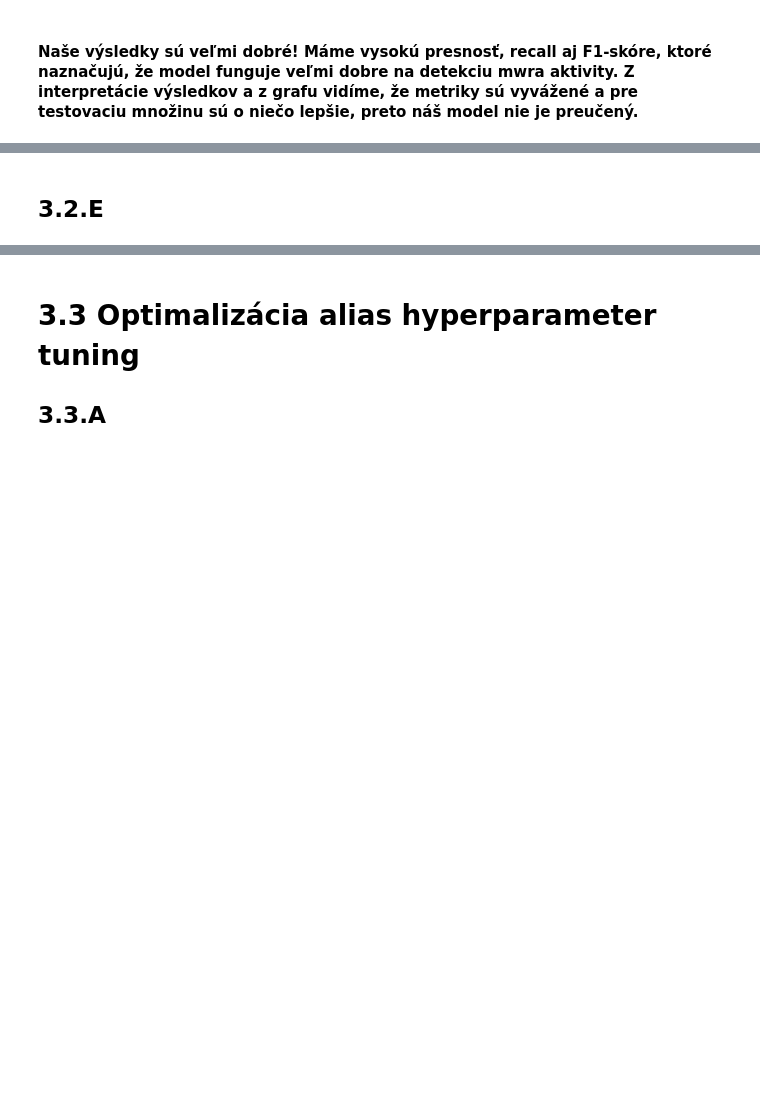
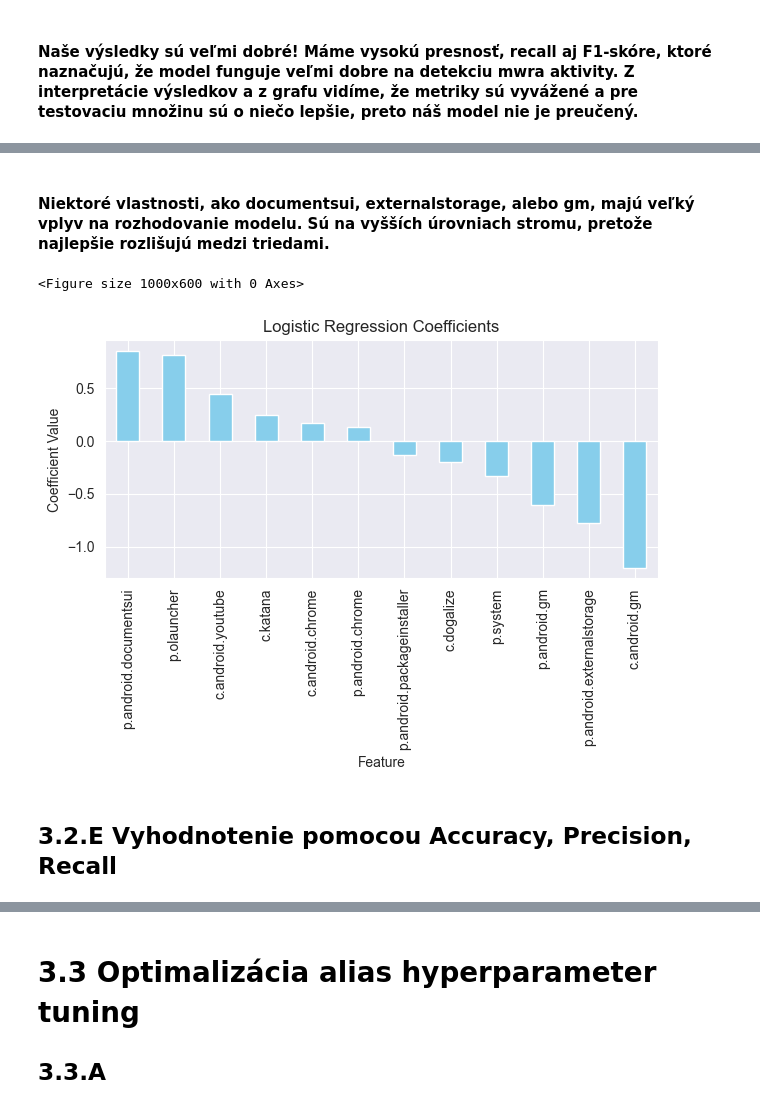
Before and after one commit to RikoAppDev/iau-course-assignments, a Jupyter notebook: zadanie-faza3.ipynb, the cells around one changed output, grey strips where cells are left out. Saved outputs shown, nothing was run; the diff lists cells and outputs as text; code cells hidden in the pictures; blank space fills up the shorter version.

```diff
--- a/zadanie-faza3.ipynb
+++ b/zadanie-faza3.ipynb
@@ -418,2 +557,19 @@ plt.show()
+# %% [markdown]
+#### Niektoré vlastnosti, ako documentsui, externalstorage, alebo gm, majú veľký vplyv na rozhodovanie modelu. Sú na vyšších úrovniach stromu, pretože najlepšie rozlišujú medzi triedami.
+# %%
+# coefficient extraction a sort by influence
+coefficients = pd.DataFrame({'Feature': X_train.columns, 'Coefficient': lr_clf.coef_[0]})
+coefficients = coefficients.sort_values(by='Coefficient', ascending=False)
+
+# coefficient visualisation
+plt.figure(figsize=(10, 6))
+coefficients.plot(kind='bar', x='Feature', y='Coefficient', legend=False, color='skyblue')
+plt.title('Logistic Regression Coefficients')
+plt.ylabel('Coefficient Value')
+plt.tight_layout()
+plt.show()
+# %% [output]
+<Figure size 1000x600 with 0 Axes>
+[figure, added]
 # %% [markdown]
-## 3.2.E
+## 3.2.E Vyhodnotenie pomocou Accuracy, Precision, Recall
```
Also changed, not shown: parts of 17 cells of this notebook.
